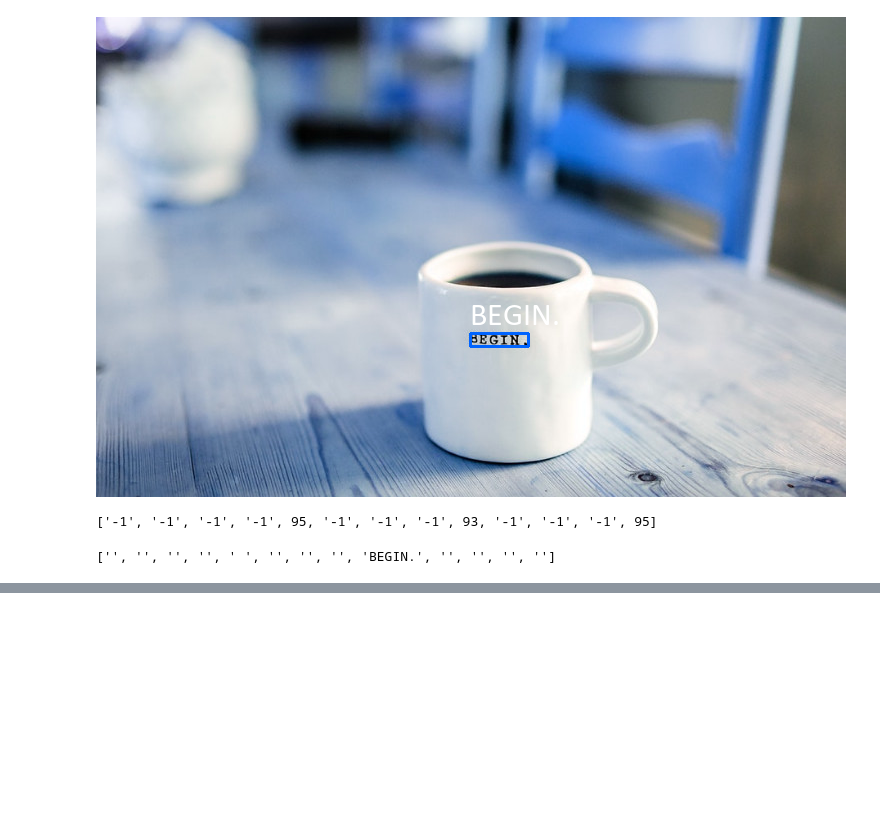
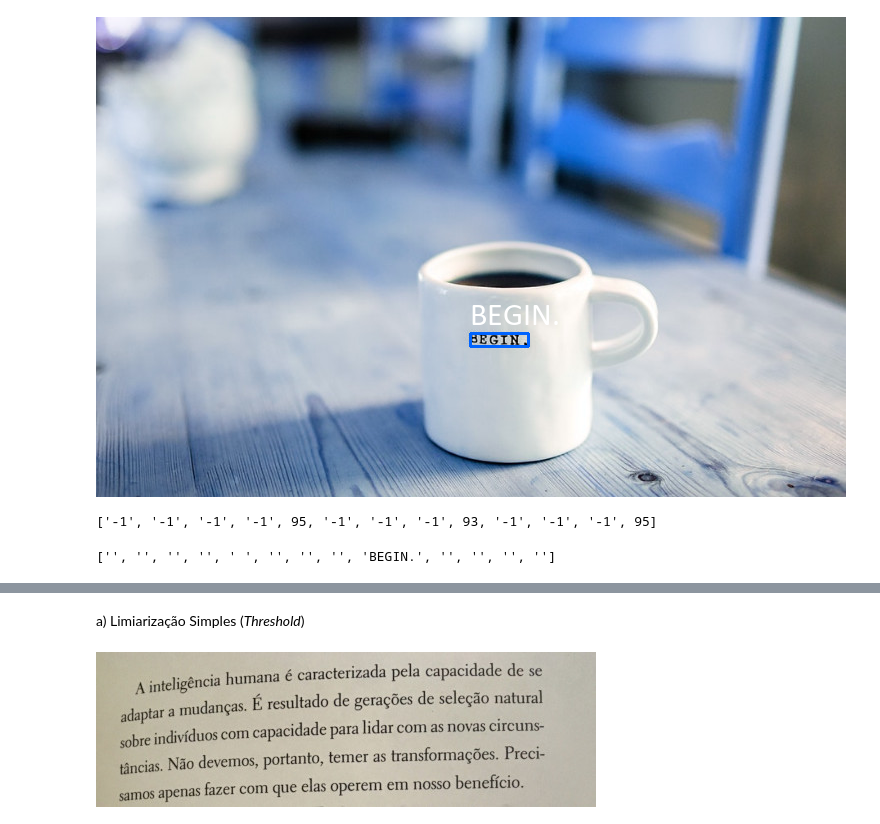
Before and after one commit to FelixEbenezer/ML_Reconnaissance_Texte_OCR, a Jupyter notebook: ML_OCR.ipynb, the cells around one changed output, grey strips where cells are left out. Saved outputs shown, nothing was run; the diff lists cells and outputs as text; code cells hidden in the pictures; blank space fills up the shorter version.

```diff
--- a/ML_OCR.ipynb
+++ b/ML_OCR.ipynb
@@ -451,0 +482,7 @@ resultado['text']
+# %% [markdown]
+a) Limiarização Simples (*Threshold*)
+# %%
+img = cv2.imread('/content/trecho-livro.jpg')
+cv2_imshow(img)
+# %% [output]
+[figure, added]
```
Also changed, not shown: parts of 79 cells of this notebook.
